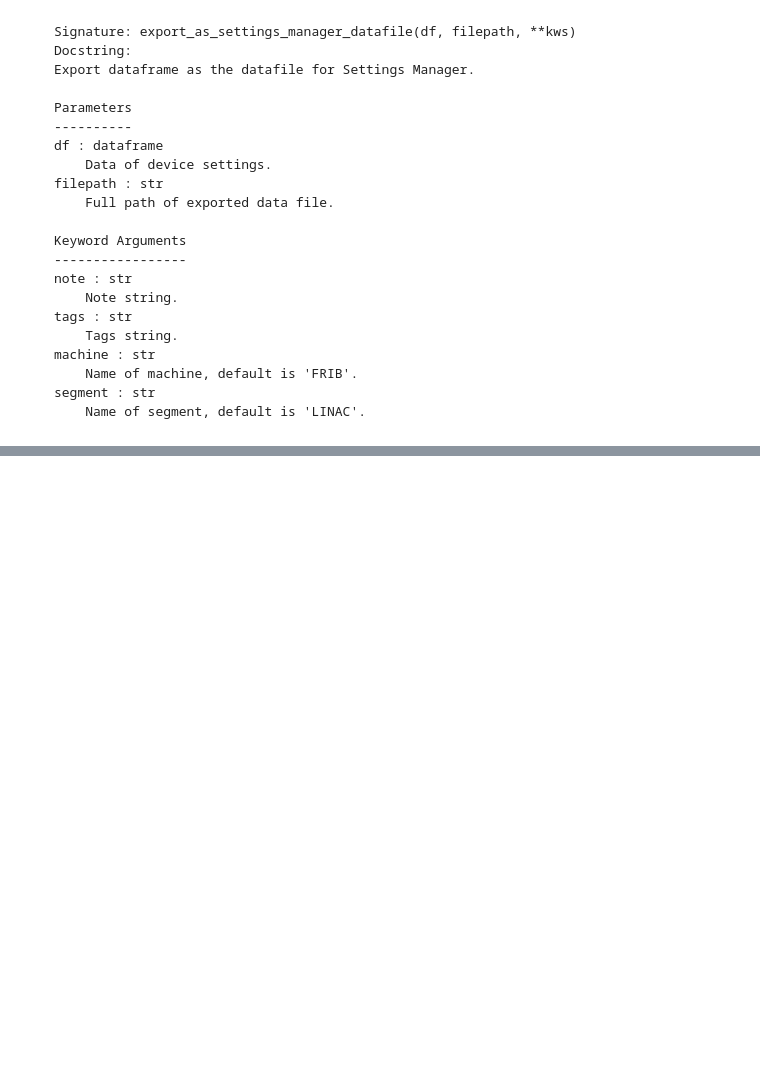
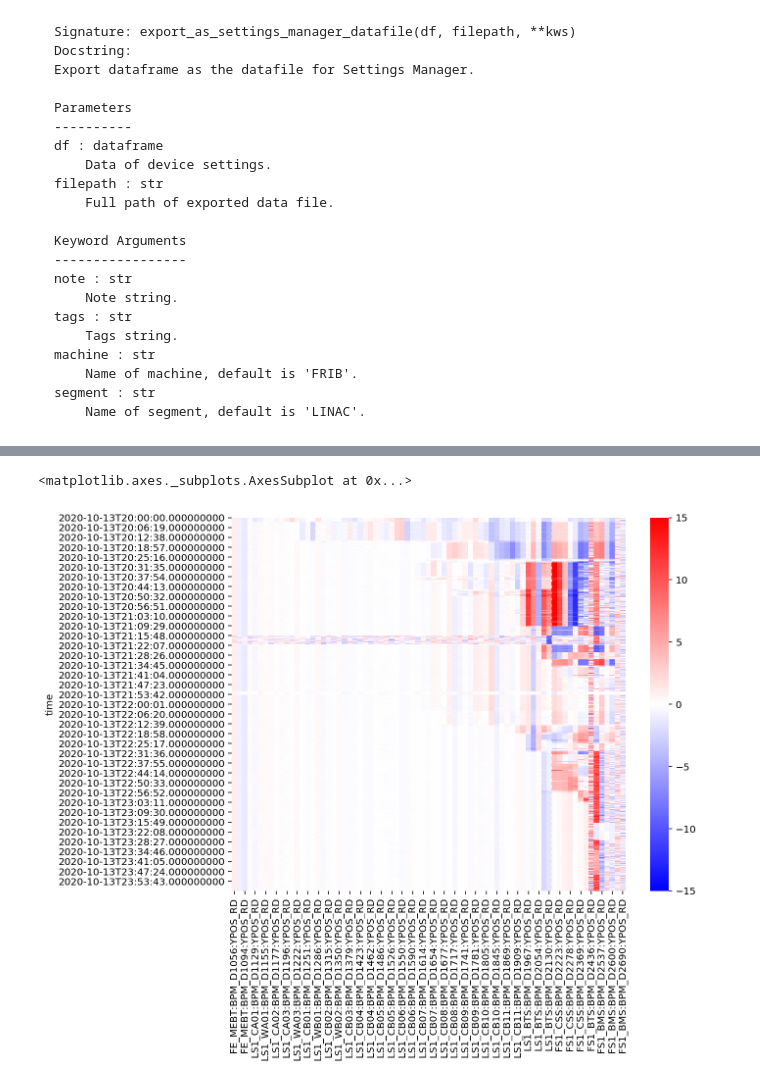
Before and after one commit to zhangt58/PyArchAppl, a Jupyter notebook: doc/getting-started/pyarchappl.ipynb, the cells around one changed output, grey strips where cells are left out. Cells and saved outputs as stored; diff of their text form; code cells hidden in the pictures; blank space fills up the shorter version.

```diff
--- a/doc/getting-started/pyarchappl.ipynb
+++ b/doc/getting-started/pyarchappl.ipynb
@@ -473,0 +501,6 @@ FS1_BMS:DCH_D2662,I,HCOR,153.794689726,-2.711e-05,nan,nan,0.1,True
+# %%
+# y
+heatmap(data_y, cmap='bwr', vmin=-15, vmax=15)
+# %% [output]
+<matplotlib.axes._subplots.AxesSubplot at 0x...>
+[figure, added]
```
Also changed, not shown: parts of 17 cells of this notebook, 2 other files.
